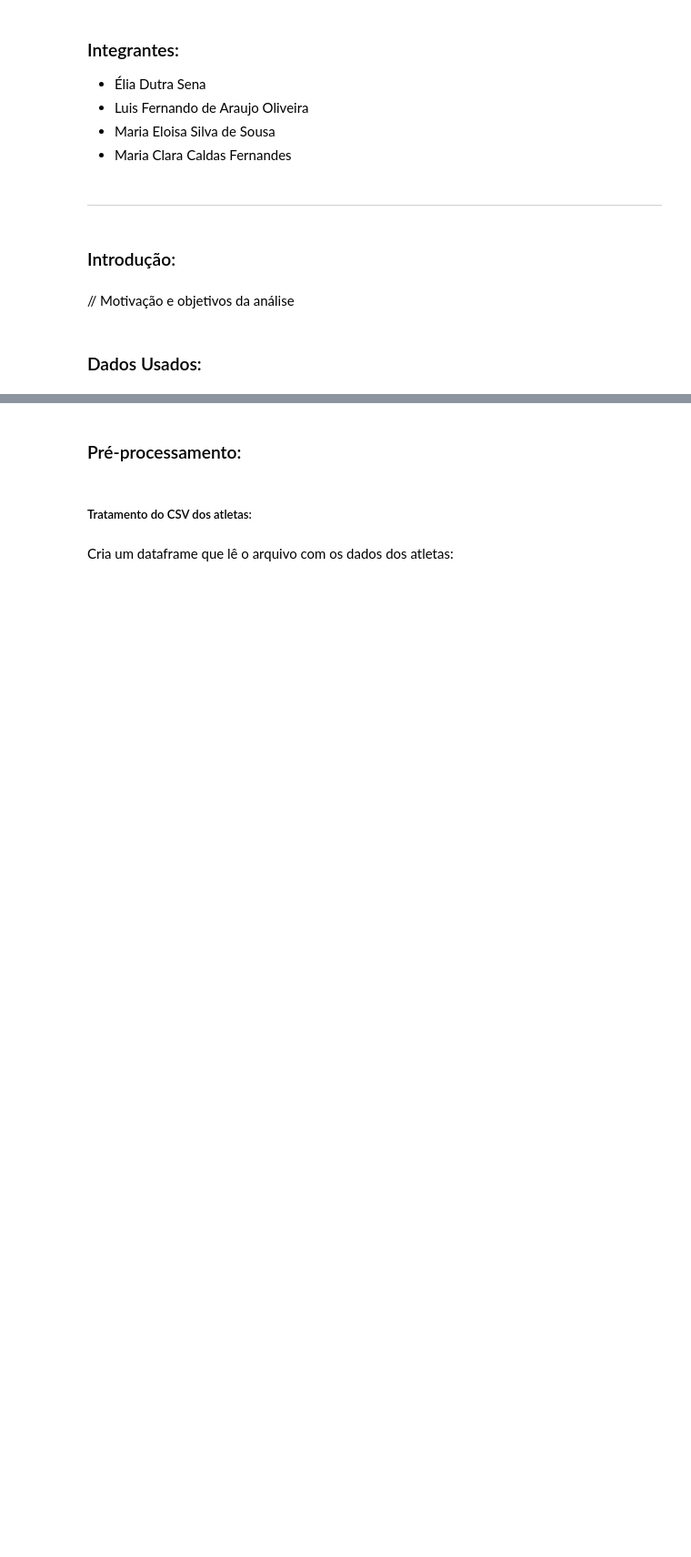
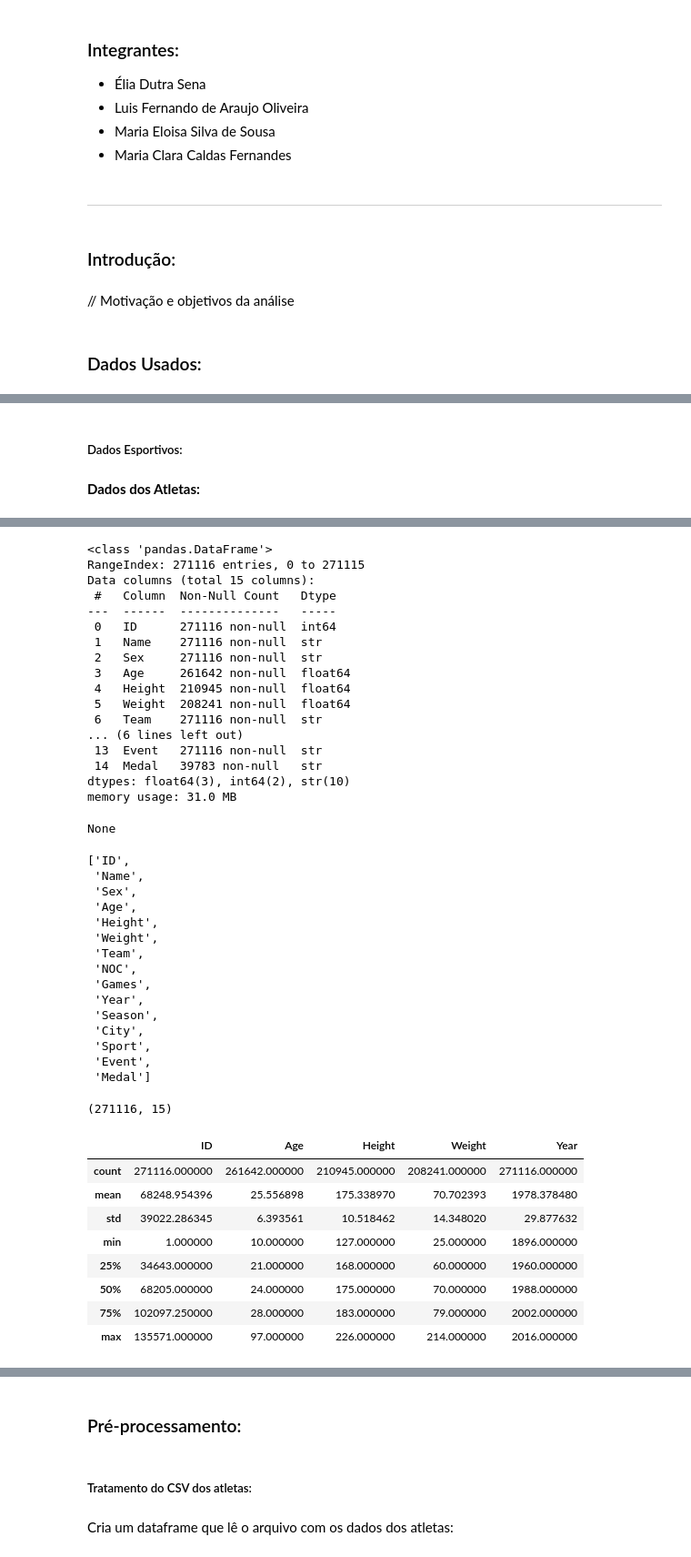
Before and after one commit to ClaraCaldas/Projeto-ICD, a Jupyter notebook: RELATORIO.ipynb, the cells around one changed output, grey strips where cells are left out. Shown at 91% size. Drawn from its saved outputs; the diff is of its cells as text; code cells hidden in the pictures; blank space fills up the shorter version.

```diff
--- a/RELATORIO.ipynb
+++ b/RELATORIO.ipynb
@@ -35,0 +39,12 @@
+# %% [markdown]
+##### Dados Esportivos:
+# %% [markdown]
+**Dados dos Atletas:**
+# %%
+df_at = pd.read_csv('athlete_events.csv', encoding='ISO-8859-1')
+display(df_at.head())
+display(df_at.info())
+display(list(df_at.columns))
+display(df_at.shape)
+display(df_at.describe())
+# %% [output]
@@ -35,0 +57,43 @@
+<class 'pandas.DataFrame'>
+RangeIndex: 271116 entries, 0 to 271115
+Data columns (total 15 columns):
+ #   Column  Non-Null Count   Dtype
+---  ------  --------------   -----
+ 0   ID      271116 non-null  int64
+ 1   Name    271116 non-null  str
+ 2   Sex     271116 non-null  str
+ 3   Age     261642 non-null  float64
+ 4   Height  210945 non-null  float64
+ 5   Weight  208241 non-null  float64
+ 6   Team    271116 non-null  str
+... (6 lines left out)
+ 13  Event   271116 non-null  str
+ 14  Medal   39783 non-null   str
+dtypes: float64(3), int64(2), str(10)
+memory usage: 31.0 MB
+None
+['ID',
+ 'Name',
+ 'Sex',
+ 'Age',
+ 'Height',
+ 'Weight',
+ 'Team',
+ 'NOC',
+ 'Games',
+ 'Year',
+ 'Season',
+ 'City',
+ 'Sport',
+ 'Event',
+ 'Medal']
+(271116, 15)
+|  | ID | Age | Height | Weight | Year |
+| count | 271116.000000 | 261642.000000 | 210945.000000 | 208241.000000 | 271116.000000 |
+| mean | 68248.954396 | 25.556898 | 175.338970 | 70.702393 | 1978.378480 |
+| std | 39022.286345 | 6.393561 | 10.518462 | 14.348020 | 29.877632 |
+| min | 1.000000 | 10.000000 | 127.000000 | 25.000000 | 1896.000000 |
+| 25% | 34643.000000 | 21.000000 | 168.000000 | 60.000000 | 1960.000000 |
+| 50% | 68205.000000 | 24.000000 | 175.000000 | 70.000000 | 1988.000000 |
+| 75% | 102097.250000 | 28.000000 | 183.000000 | 79.000000 | 2002.000000 |
+| max | 135571.000000 | 97.000000 | 226.000000 | 214.000000 | 2016.000000 |
```
Also changed, not shown: parts of 24 cells of this notebook, 1 other file.
